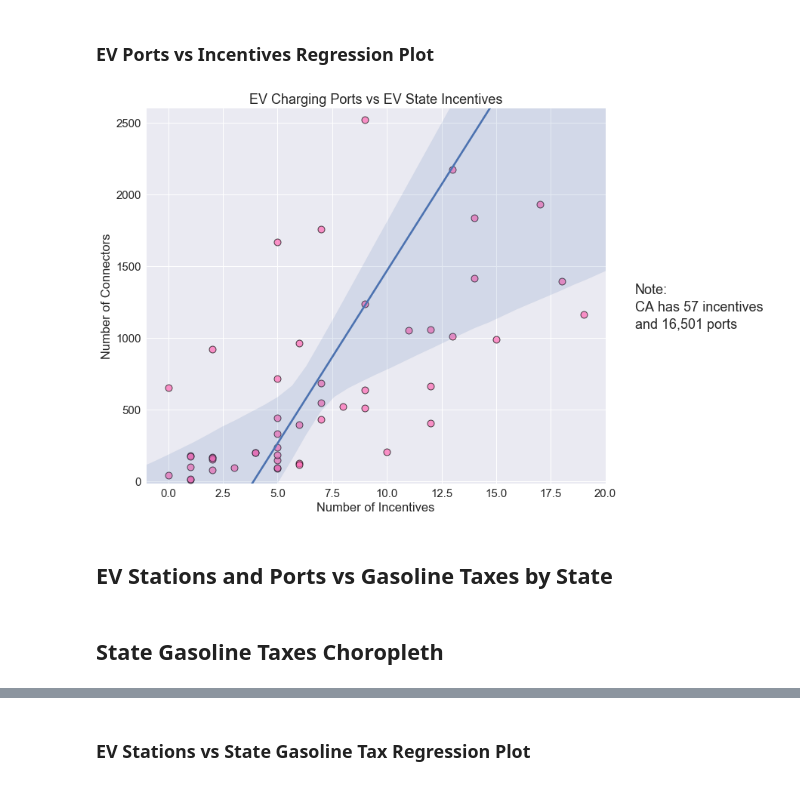
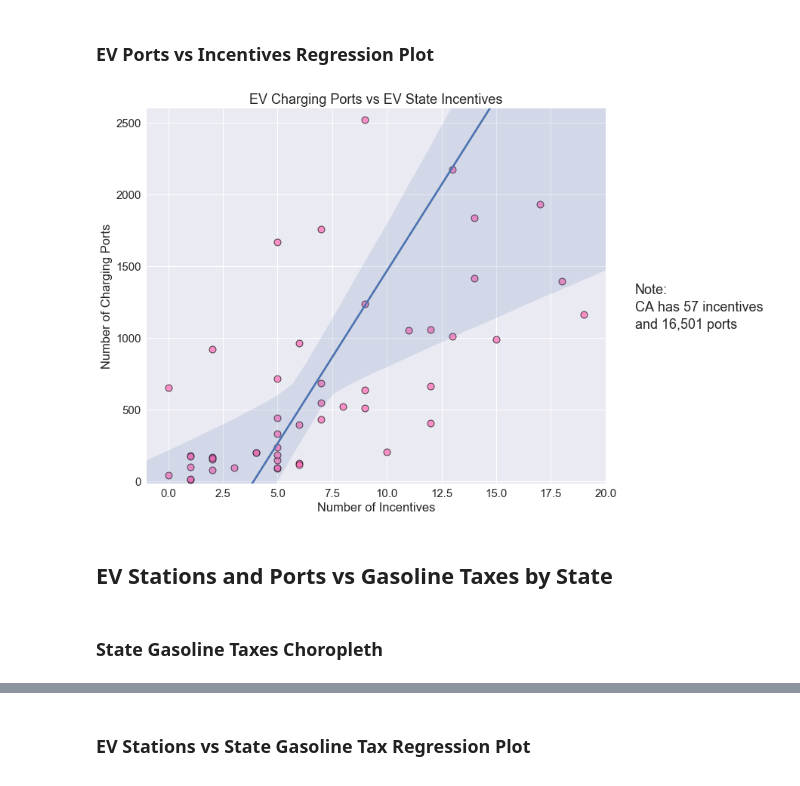
Before and after one commit to VanessaVanG/GW_Project1, a Jupyter notebook: final_data_analysis.ipynb, the cells around one changed output, grey strips where cells are left out. Drawn from its saved outputs; the diff is of its cells as text; code cells hidden in the pictures.

```diff
--- a/final_data_analysis.ipynb
+++ b/final_data_analysis.ipynb
@@ -195,31 +198,35 @@ plt.show()
 # %%
 #make the font scale larger
 sns.set(font_scale=1.5)
 
 #make the plot
 inc_port_plot = sns.lmplot(x='Number of Incentives', y='Number of Connectors', data=state_inc_df,
                          fit_reg=True, scatter_kws={'s': 80, 'alpha':0.7, 'linewidths':1, 'color':'hotpink','edgecolor':'k'},
                          size=8, aspect=1.25)
 
 #change the x & y axes
 plt.xlim(-1, 20)
 plt.ylim(-15, 2600)
+plt.ylabel('Number of Charging Ports')
 
 #set the title
 plt.title('EV Charging Ports vs EV State Incentives')
 
 #make a note on the side
 inc_port_plot.fig.text(1.02, .54, 'Note:')
 inc_port_plot.fig.text(1.02, .5, 'CA has 57 incentives')
 inc_port_plot.fig.text(1.02, .46, 'and 16,501 ports')
 
+#save as a png
+inc_port_plot.savefig('Output/ports_vs_incentives.png')
+
 plt.show()
 # %% [output]
-[figure, old version]
+[figure, new version]
 # %% [markdown]
 ## EV Stations and Ports vs Gasoline Taxes by State
 # %% [markdown]
-## State Gasoline Taxes Choropleth
+### State Gasoline Taxes Choropleth
 # %%
 #make variables for the text portion
 tax = gas_df['State Tax'].astype(str)
```
Also changed, not shown: parts of 4 cells of this notebook.
